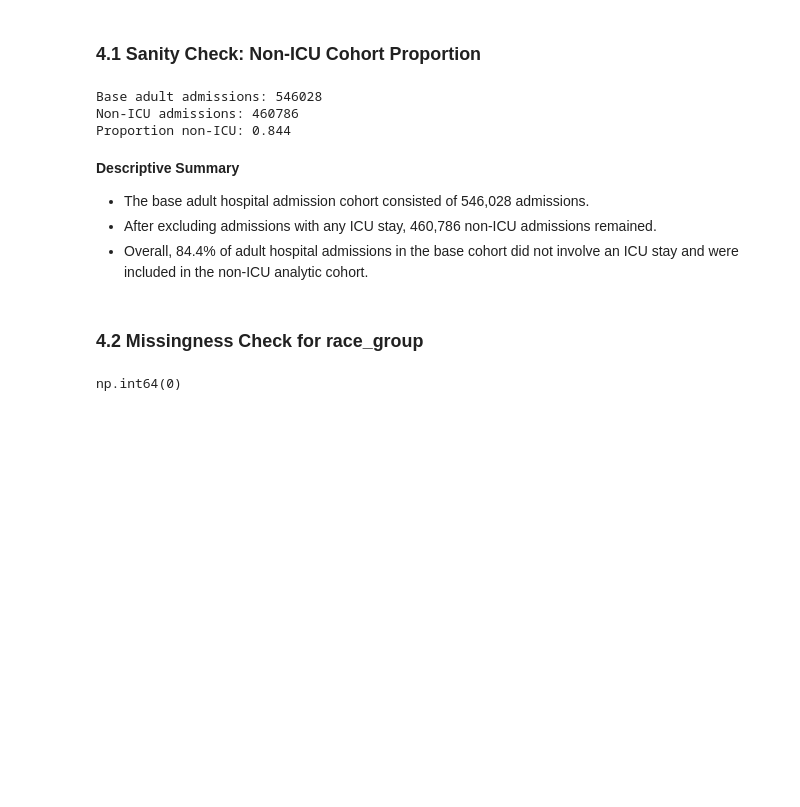
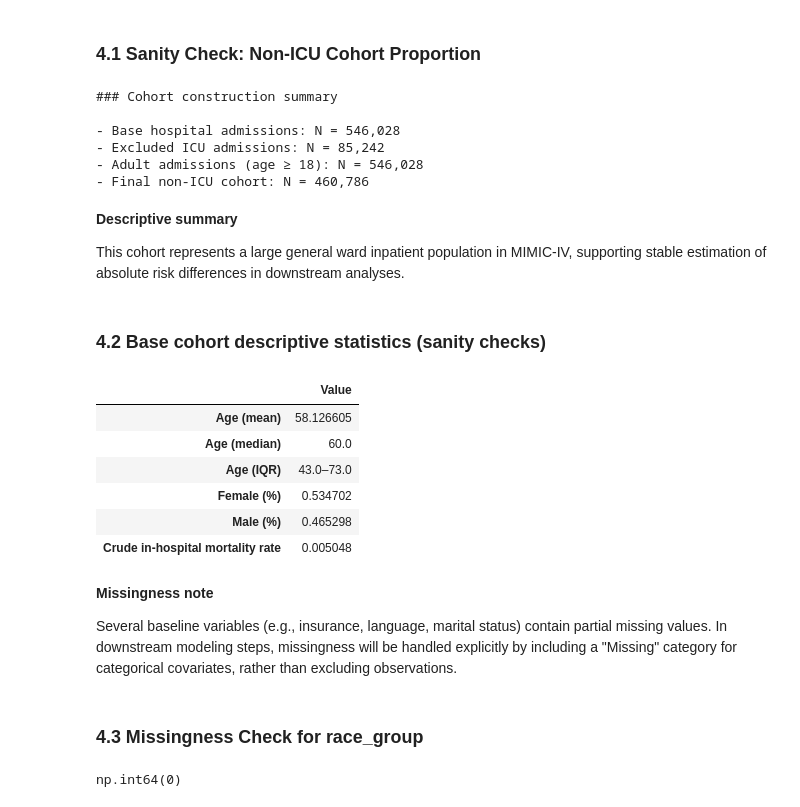
Before and after one commit to makotoy56/mimic-iv-nonicu-medication, a Jupyter notebook: notebooks/01_cohort.ipynb, the cells around one changed output. Cells and saved outputs as stored; diff of their text form; code cells hidden in the pictures; blank space fills up the shorter version.

Commit message:
Add cohort construction summary and basic descriptive sanity checks

```diff
--- a/notebooks/01_cohort.ipynb
+++ b/notebooks/01_cohort.ipynb
@@ -261,26 +261,66 @@ memory usage: 76.5+ MB
 ## 4. Sanity Checks
 # %% [markdown]
 ### 4.1 Sanity Check: Non-ICU Cohort Proportion
-# %%
-print("Base adult admissions:", df_base.shape[0])
-print("Non-ICU admissions:", df_nonicu.shape[0])
-
-print(
-    "Proportion non-ICU:",
-    round(df_nonicu.shape[0] / df_base.shape[0], 3)
-)
-# %% [output]
-Base adult admissions: 546028
-Non-ICU admissions: 460786
-Proportion non-ICU: 0.844
+# %%
+n_base = df_base.shape[0]
+n_nonicu = df_nonicu.shape[0]
+n_excluded_icu = n_base - n_nonicu
+
+print("### Cohort construction summary\n")
+print(f"- Base hospital admissions: N = {n_base:,}")
+print(f"- Excluded ICU admissions: N = {n_excluded_icu:,}")
+print(f"- Adult admissions (age ≥ 18): N = {n_base:,}")
+print(f"- Final non-ICU cohort: N = {n_nonicu:,}")
+# %% [output]
+### Cohort construction summary
+
+- Base hospital admissions: N = 546,028
+- Excluded ICU admissions: N = 85,242
+- Adult admissions (age ≥ 18): N = 546,028
+- Final non-ICU cohort: N = 460,786
 # %% [markdown]
-**Descriptive Summary**
+**Descriptive summary**
 
-- The base adult hospital admission cohort consisted of 546,028 admissions.
-- After excluding admissions with any ICU stay, 460,786 non-ICU admissions remained.
-- Overall, 84.4% of adult hospital admissions in the base cohort did not involve an ICU stay and were included in the non-ICU analytic cohort.
+This cohort represents a large general ward inpatient population in MIMIC-IV,
+supporting stable estimation of absolute risk differences in downstream analyses.
+# %% [markdown]
+### 4.2 Base cohort descriptive statistics (sanity checks)
+# %%
+age_summary = df_nonicu["age"].describe()[["mean", "50%", "25%", "75%"]]
+age_summary["IQR"] = f"{age_summary['25%']}–{age_summary['75%']}"
+
+sex_summary = df_nonicu["gender"].value_counts(normalize=True)
+
+mortality_rate = df_nonicu["hospital_expire_flag"].mean()
+
+summary_table = pd.DataFrame({
+    "Value": {
+        "Age (mean)": age_summary["mean"],
+        "Age (median)": age_summary["50%"],
+        "Age (IQR)": age_summary["IQR"],
+        "Female (%)": sex_summary.get("F", 0),
+        "Male (%)": sex_summary.get("M", 0),
+        "Crude in-hospital mortality rate": mortality_rate
+    }
+})
+
+summary_table
+# %% [output]
+|  | Value |
+| Age (mean) | 58.126605 |
+| Age (median) | 60.0 |
+| Age (IQR) | 43.0–73.0 |
+| Female (%) | 0.534702 |
+| Male (%) | 0.465298 |
+| Crude in-hospital mortality rate | 0.005048 |
+# %% [markdown]
+**Missingness note**
+
+Several baseline variables (e.g., insurance, language, marital status) contain partial missing values.
+In downstream modeling steps, missingness will be handled explicitly by including a "Missing" category
+for categorical covariates, rather than excluding observations.
 # %% [markdown]
-### 4.2 Missingness Check for race_group
+### 4.3 Missingness Check for race_group
 # %%
 df_base_race["race_group"].isna().sum()
 # %% [output]
```
Also changed, not shown: parts of 4 cells of this notebook.
